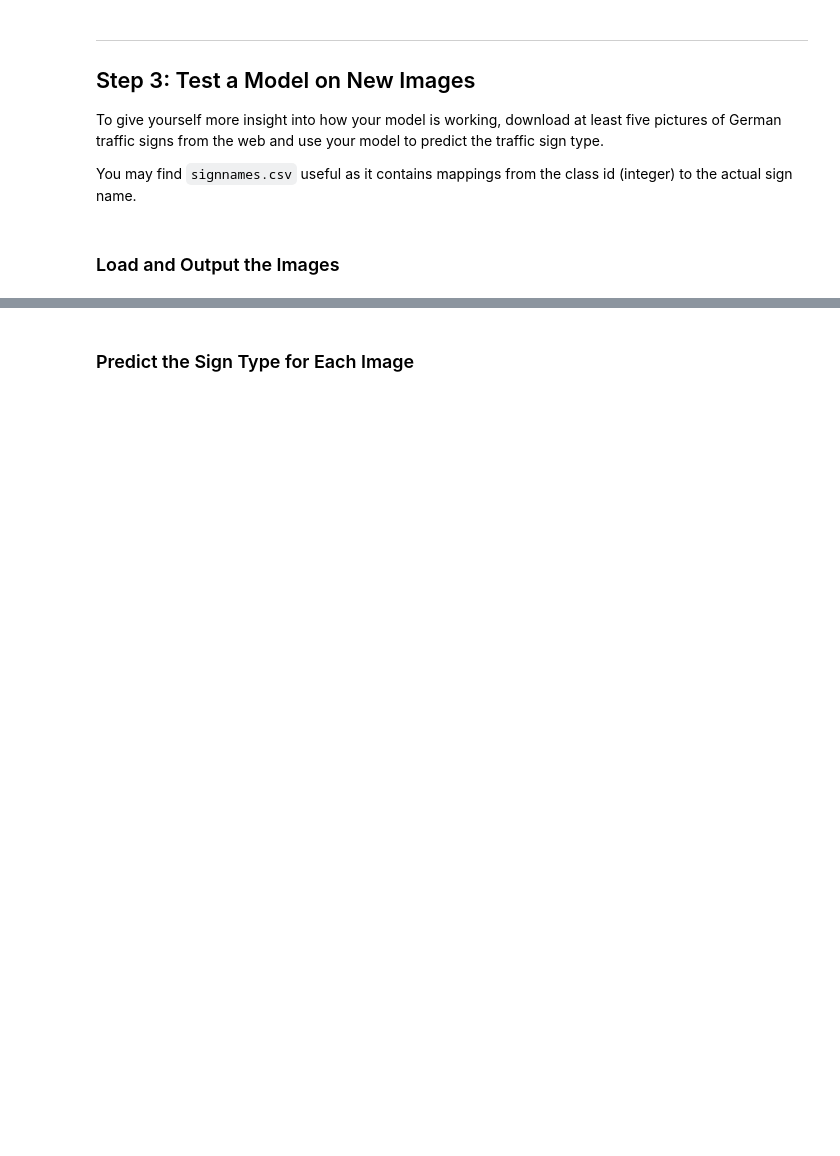
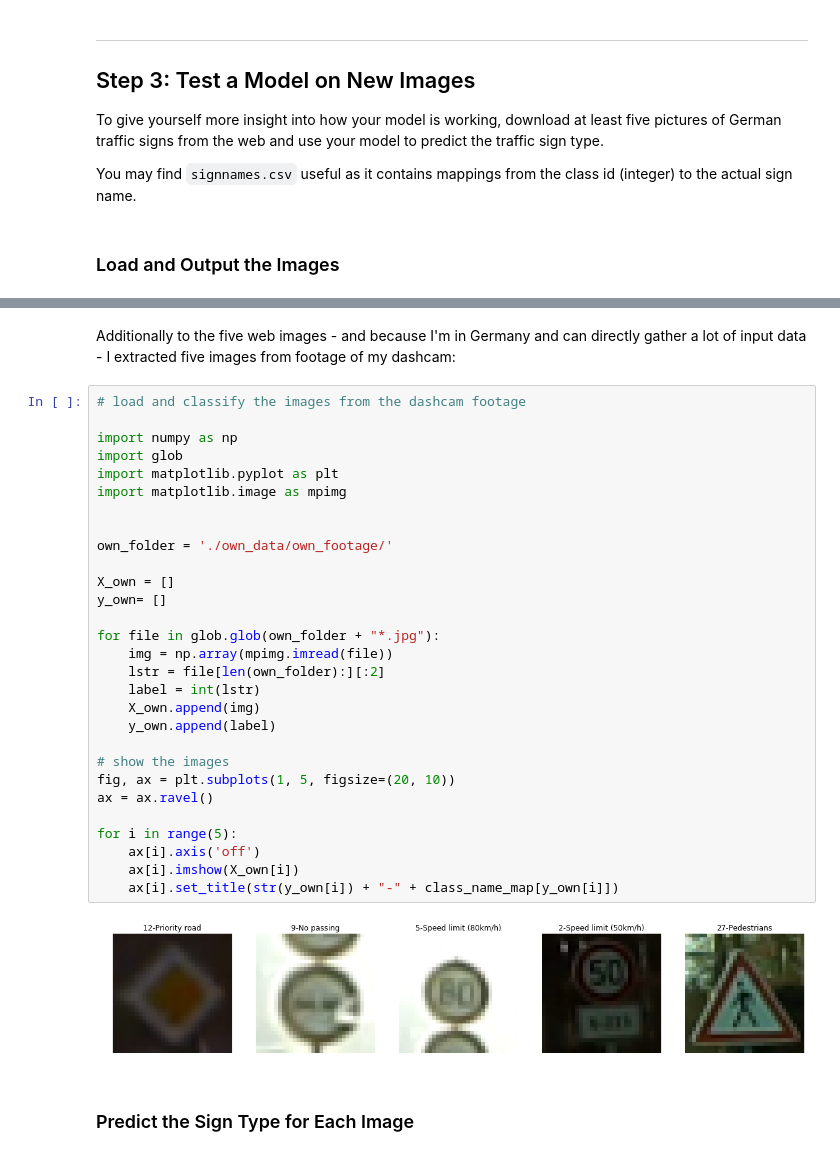
Before and after one commit to heikoschmidt1187/CarND-Traffic-Sign-Classifier-Project, a Jupyter notebook: Traffic_Sign_Classifier.ipynb, the cells around one changed output, grey strips where cells are left out. Drawn from its saved outputs; the diff is of its cells as text; blank space fills up the shorter version.

```diff
--- a/Traffic_Sign_Classifier.ipynb
+++ b/Traffic_Sign_Classifier.ipynb
@@ -447,3 +492,36 @@ You may find `signnames.csv` useful as it contains mappings from the class id (i
+# %% [markdown]
+Additionally to the five web images - and because I'm in Germany and can directly gather a lot of input data - I extracted five images from footage of my dashcam:
+# %%
+# load and classify the images from the dashcam footage
+
+import numpy as np
+import glob
+import matplotlib.pyplot as plt
+import matplotlib.image as mpimg
+
+
+own_folder = './own_data/own_footage/'
+
+X_own = []
+y_own= []
+
+for file in glob.glob(own_folder + "*.jpg"):
+    img = np.array(mpimg.imread(file))
+    lstr = file[len(own_folder):][:2]
+    label = int(lstr)
+    X_own.append(img)
+    y_own.append(label)
+
+# show the images
+fig, ax = plt.subplots(1, 5, figsize=(20, 10))
+ax = ax.ravel()
+
+for i in range(5):
+    ax[i].axis('off')
+    ax[i].imshow(X_own[i])
+    ax[i].set_title(str(y_own[i]) + "-" + class_name_map[y_own[i]])
+# %% [output]
+[figure, added]
 # %% [markdown]
 ### Predict the Sign Type for Each Image
 # %%
```
Also changed, not shown: parts of 12 cells of this notebook, 14 other files.
